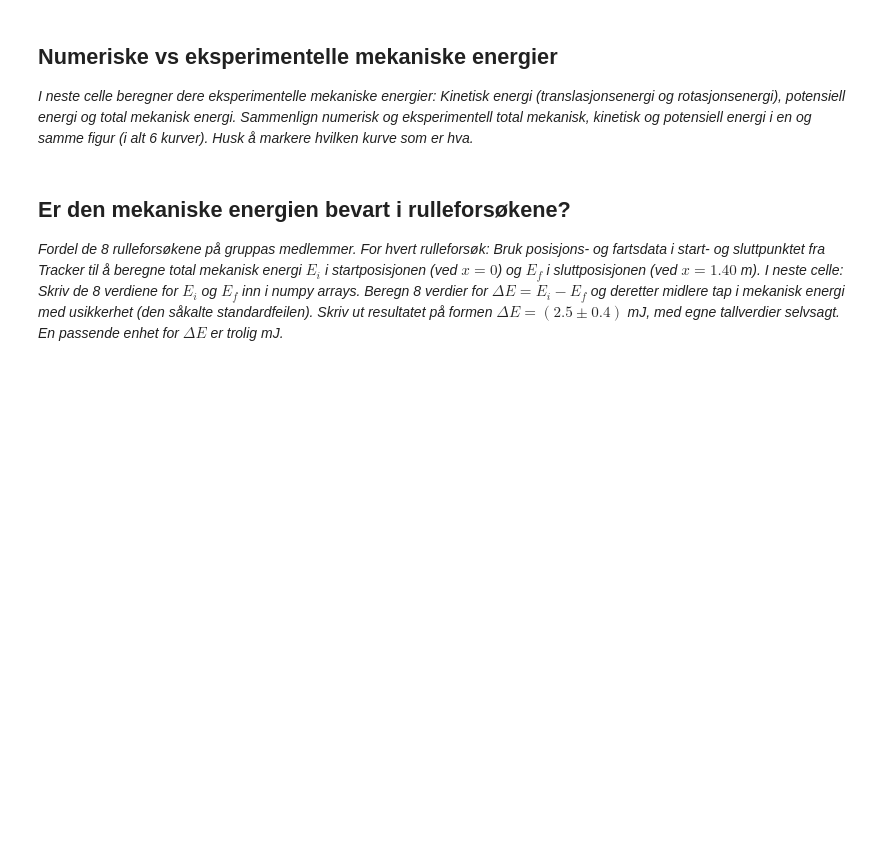
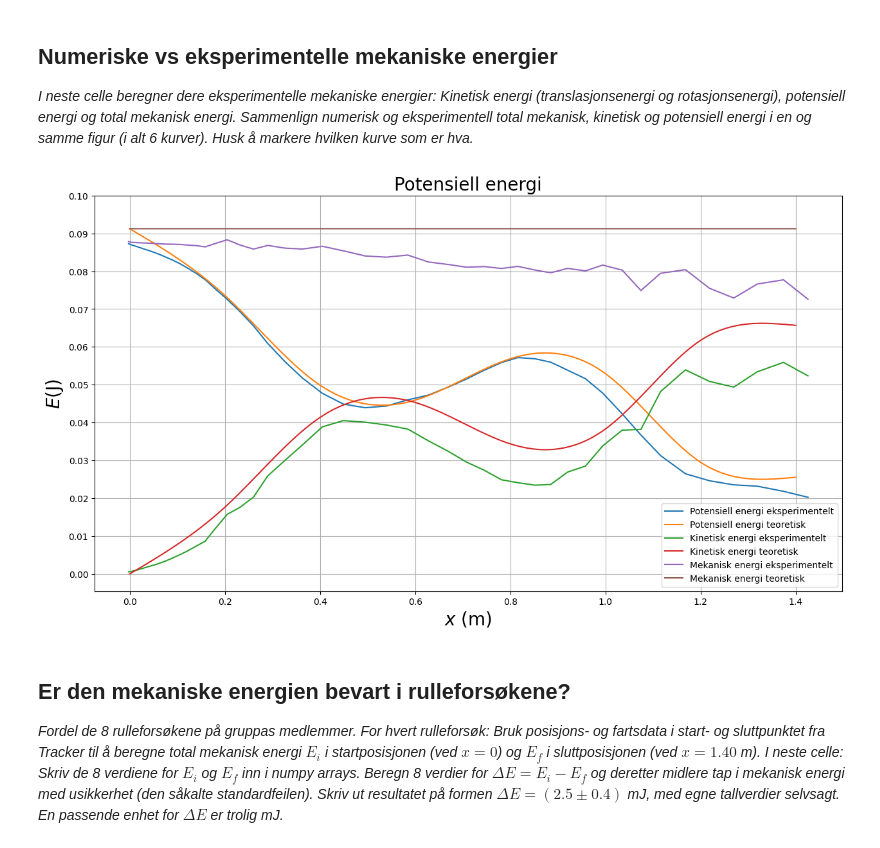
Before and after one commit to HaakonMikalsen/LabTFY4115, a Jupyter notebook: notebook/notebook_mal_H25.ipynb, the cells around one changed output. Cells and saved outputs as stored; diff of their text form; code cells hidden in the pictures; blank space fills up the shorter version.

```diff
--- a/notebook/notebook_mal_H25.ipynb
+++ b/notebook/notebook_mal_H25.ipynb
@@ -338,8 +421,37 @@ v_exp = np.sqrt(vx_exp**2+vy_exp**2)
 *I neste celle beregner dere eksperimentelle mekaniske energier: Kinetisk energi (translasjonsenergi og rotasjonsenergi), potensiell energi og total mekanisk energi. Sammenlign numerisk og eksperimentell total mekanisk, kinetisk og potensiell energi i en og samme figur (i alt 6 kurver). Husk å markere hvilken kurve som er hva.*
 # %%
 #Beregning av eksperimentell Etrans_exp, Erot_exp, Ekin_exp, Epot_exp, Etot_exp
+E_pot_eksperiment = M*g*y_eksperiment
+E_kin_eksperiment = (1/2)*(1+c)*M*v_eksperimentelt**2
+E_tot_eksperiment = E_pot_eksperiment + E_kin_eksperiment
+#Figurer som sammenligner numerisk og eksperimentell kinetisk, potensiell og total mekanisk energi
 
-#Figurer som sammenligner numerisk og eksperimentell kinetisk, potensiell og total mekanisk energi
+# E pot
+plt.figure(figsize=(15,8))
+plt.plot(x_eksperiment,E_pot_eksperiment,label = "Potensiell energi eksperimentelt")
+plt.plot(x,E_pot,label = "Potensiell energi teoretisk")
+plt.title('Potensiell energi',fontsize=20)
+plt.xlabel('$x$ (m)',fontsize=20)
+plt.ylabel(r'$E$(J)',fontsize=20)
+
+
+
+
+# E kin
+plt.plot(x_eksperiment,E_kin_eksperiment,label = "Kinetisk energi eksperimentelt")
+plt.plot(x,E_kin,label = "Kinetisk energi teoretisk")
+
+
+
+# E tot
+plt.plot(x_eksperiment,E_tot_eksperiment,label = "Mekanisk energi eksperimentelt")
+plt.plot(x,E_tot,label = "Mekanisk energi teoretisk")
+plt.legend()
+plt.grid()
+plt.yticks(np.linspace(0,0.1,11))
+plt.show()
+# %% [output]
+[figure, added]
 # %% [markdown]
 ## Er den mekaniske energien bevart i rulleforsøkene?
 *Fordel de 8 rulleforsøkene på gruppas medlemmer. For hvert rulleforsøk: Bruk posisjons- og fartsdata i start- og sluttpunktet fra Tracker til å beregne total mekanisk energi $E_i$ i startposisjonen (ved $x=0$) og $E_f$ i sluttposisjonen (ved $x=1.40$ m). I neste celle: Skriv de 8 verdiene for $E_i$ og $E_f$ inn i numpy arrays. Beregn 8 verdier for $\Delta E = E_i-E_f$ og deretter midlere tap i mekanisk energi med usikkerhet (den såkalte standardfeilen). Skriv ut resultatet på formen $\Delta E = (2.5 \pm 0.4)$ mJ, med egne tallverdier selvsagt. En passende enhet for $\Delta E$ er trolig mJ.*
```
Also changed, not shown: parts of 4 cells of this notebook, 1 other file.
